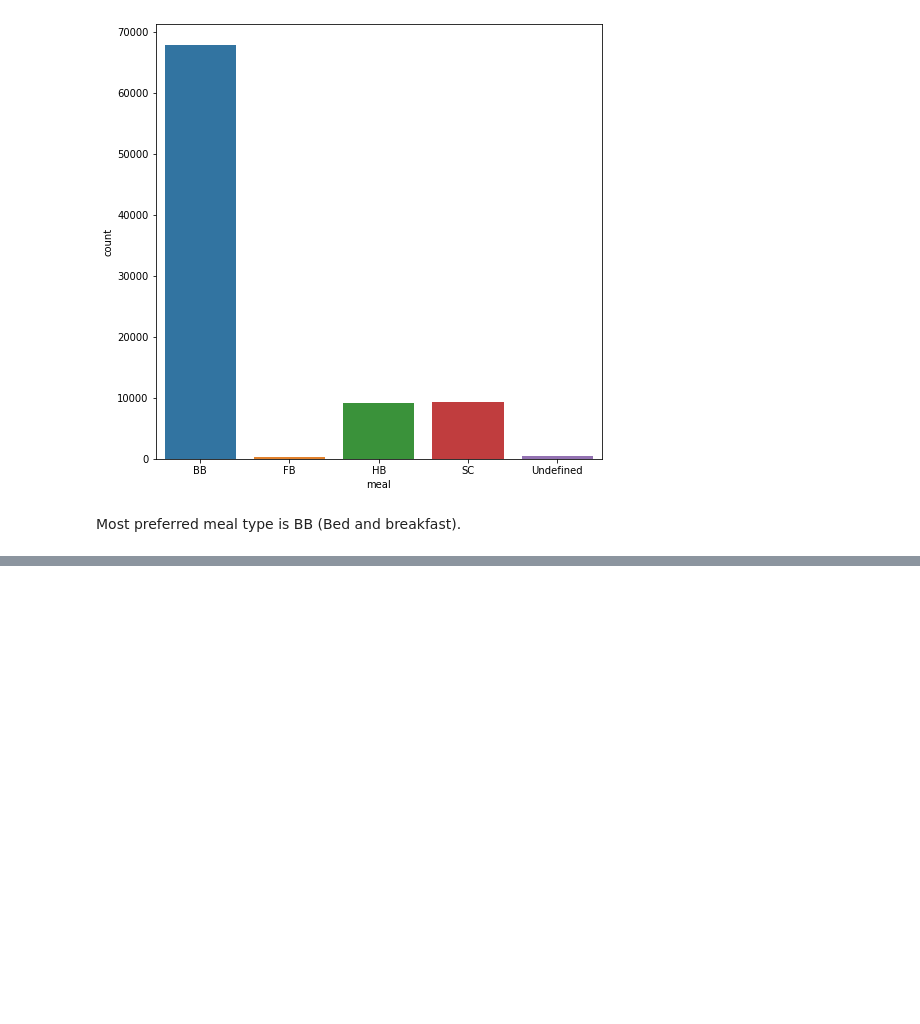
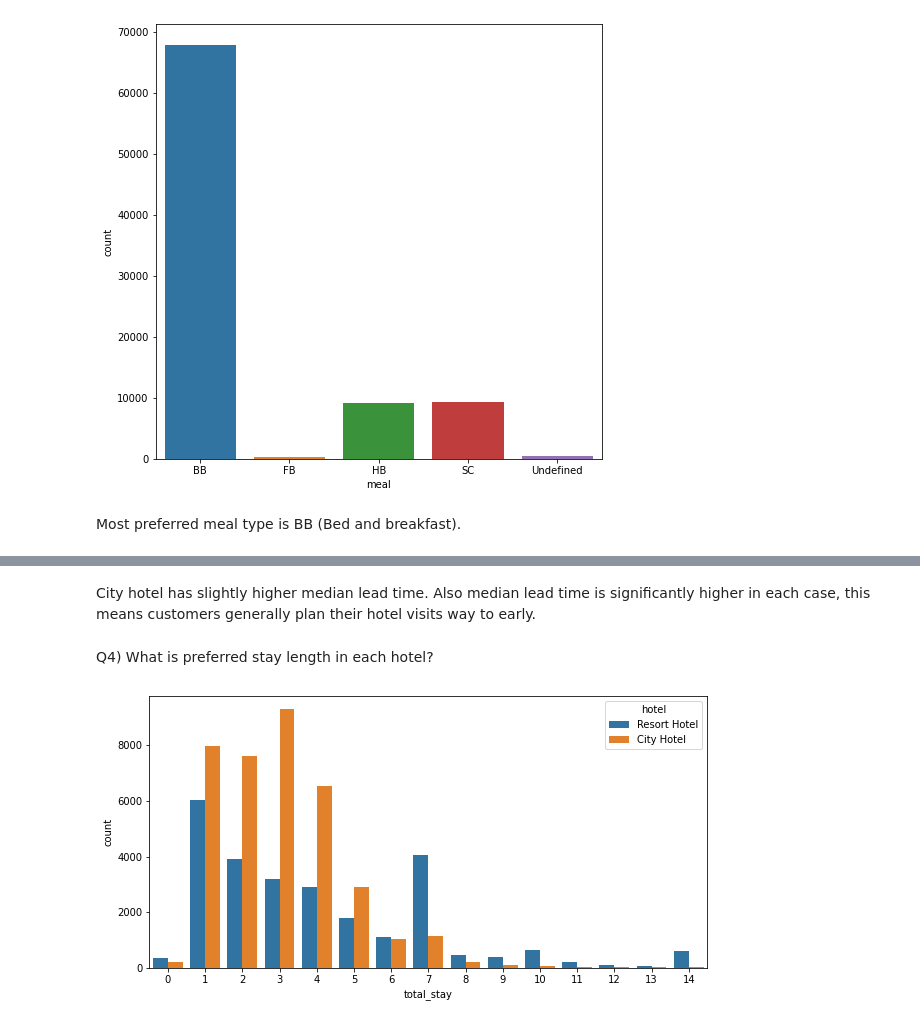
Before and after one commit to Ranjitkumarmuduli/Hotel-Booking-Analysis, a Jupyter notebook: Copy_of_Hotel_Booking_Analysis_Capstone_Project.ipynb, the cells around one changed output, grey strips where cells are left out. Drawn from its saved outputs; the diff is of its cells as text; code cells hidden in the pictures; blank space fills up the shorter version.

```diff
--- a/Copy_of_Hotel_Booking_Analysis_Capstone_Project.ipynb
+++ b/Copy_of_Hotel_Booking_Analysis_Capstone_Project.ipynb
@@ -370,0 +405,12 @@ Most preferred meal type is BB (Bed and breakfast).
+# %% [markdown]
+City hotel has slightly higher median lead time. Also median lead time is significantly higher in each case, this means customers generally plan their hotel visits way to early.
+# %% [markdown]
+Q4) What is preferred stay length in each hotel?
+# %%
+not_canceled = df[df['is_canceled'] == 0]
+s1 = not_canceled[not_canceled['total_stay'] < 15]
+plt.figure(figsize = (10,5))
+sns.countplot(x = s1['total_stay'], hue = s1['hotel'])
+plt.show()
+# %% [output]
+[figure, added]
```
Also changed, not shown: parts of 41 cells of this notebook.
